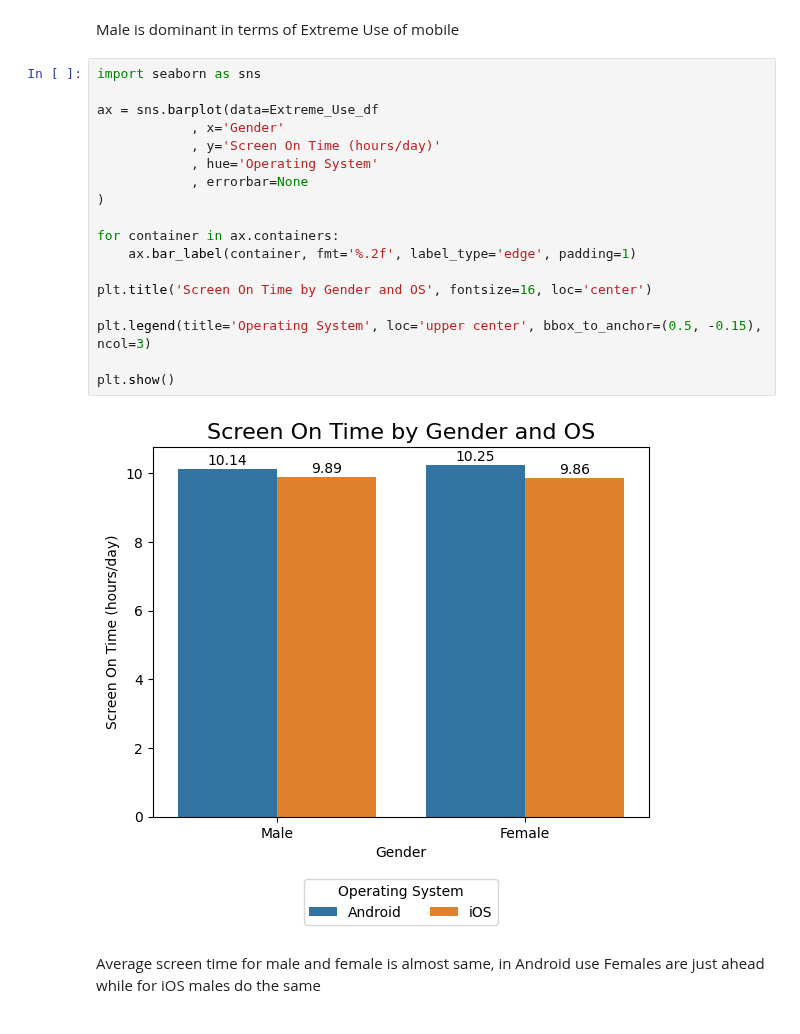
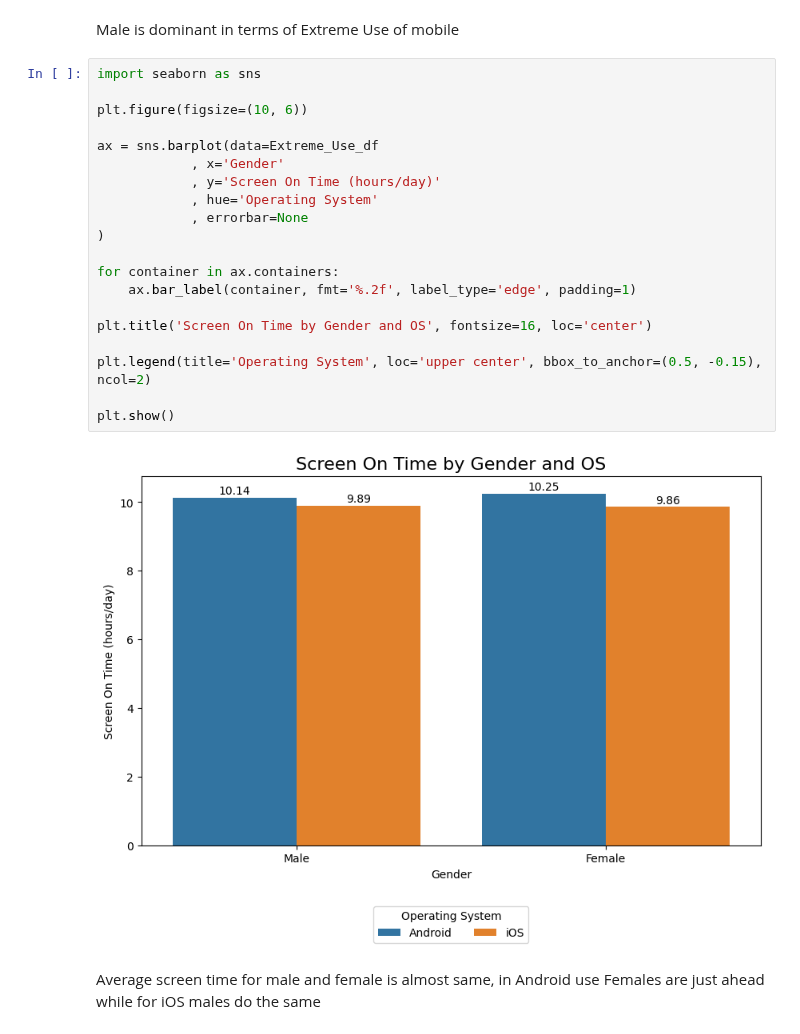
Before and after one commit to sha2992/Mobile-Device-Usage-User-Behavior, a Jupyter notebook: Mobile Device Usage User Behavior.ipynb, the cells around one changed output. Cells and saved outputs as stored; diff of their text form.

```diff
--- a/Mobile Device Usage User Behavior.ipynb
+++ b/Mobile Device Usage User Behavior.ipynb
@@ -532,23 +534,25 @@ fig_extrem_gen.show()
 Male is dominant in terms of Extreme Use of mobile
 # %%
 import seaborn as sns
+
+plt.figure(figsize=(10, 6))
 
 ax = sns.barplot(data=Extreme_Use_df
             , x='Gender'
             , y='Screen On Time (hours/day)'
             , hue='Operating System'
             , errorbar=None
 )
 
 for container in ax.containers:
     ax.bar_label(container, fmt='%.2f', label_type='edge', padding=1)
 
 plt.title('Screen On Time by Gender and OS', fontsize=16, loc='center')
 
-plt.legend(title='Operating System', loc='upper center', bbox_to_anchor=(0.5, -0.15), ncol=3)
+plt.legend(title='Operating System', loc='upper center', bbox_to_anchor=(0.5, -0.15), ncol=2)
 
 plt.show()
 # %% [output]
-[figure, old version]
+[figure, new version]
 # %% [markdown]
 Average screen time for male and female is almost same, in Android use Females are just ahead while for iOS males do the same
```
Also changed, not shown: parts of 3 cells of this notebook.
